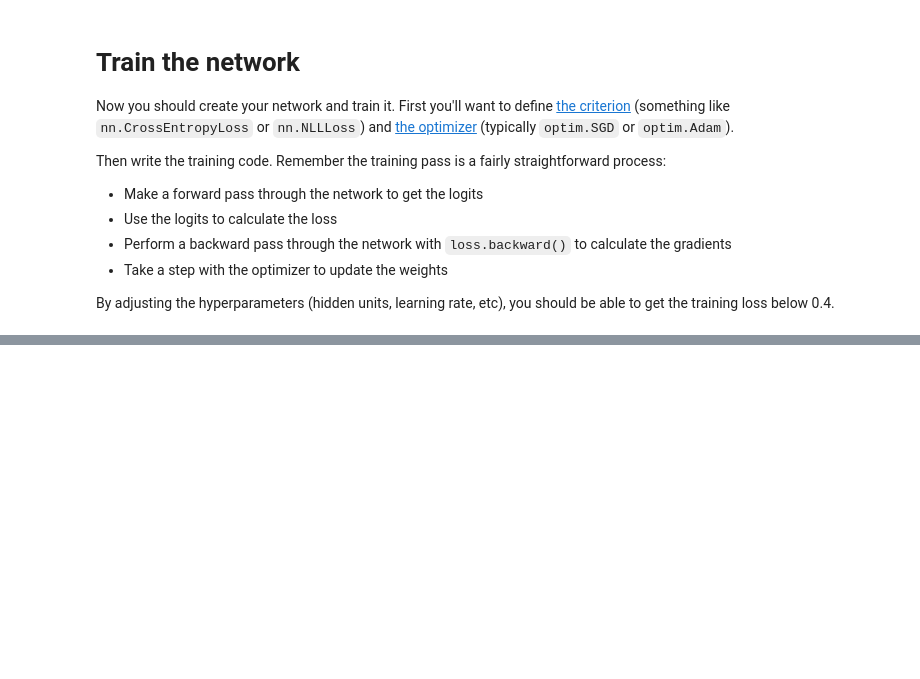
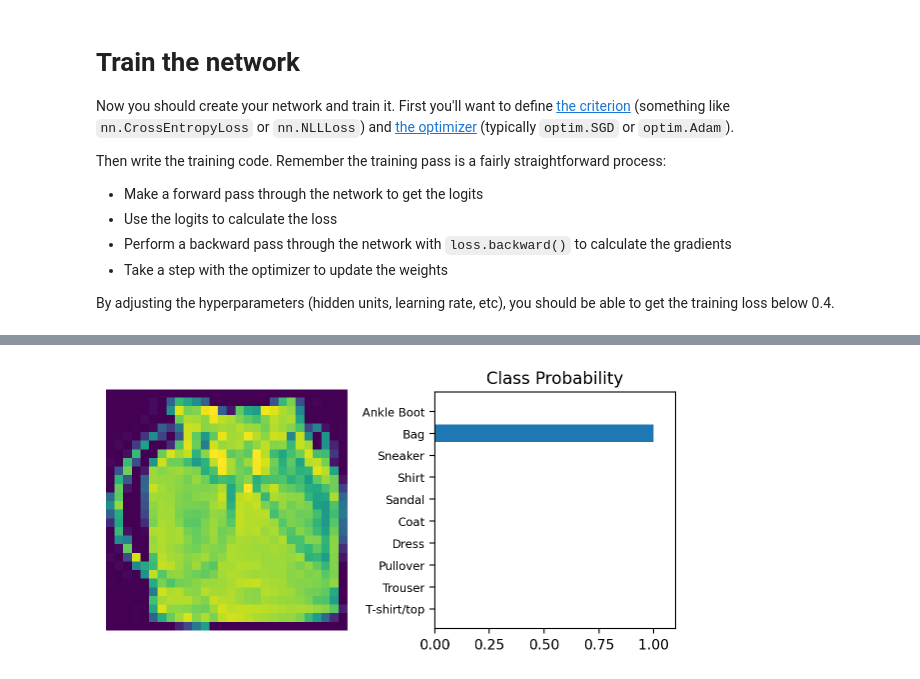
Before and after one commit to Chaklader/flower-image-classifier, a Jupyter notebook: lectures/neural_networks_with_pyTorch/deep-learning-with-pytorch/P_4_Fashion_MNIST.ipynb, the cells around one changed output, grey strips where cells are left out. Cells and saved outputs as stored; diff of their text form; code cells hidden in the pictures; blank space fills up the shorter version.

```diff
--- a/lectures/neural_networks_with_pyTorch/deep-learning-with-pytorch/P_4_Fashion_MNIST.ipynb
+++ b/lectures/neural_networks_with_pyTorch/deep-learning-with-pytorch/P_4_Fashion_MNIST.ipynb
@@ -116,17 +99,0 @@ Training loss: 251.79347000271082
-# %%
-%matplotlib inline
-%config InlineBackend.figure_format = 'retina'
-
-import helper
-
-# Test out your network!
-
-dataiter = iter(testloader)
-images, labels = dataiter.next()
-img = images[1]
-
-# TODO: Calculate the class probabilities (softmax) for img
-ps = torch.exp(model(img))
-
-# Plot the image and probabilities
-helper.view_classify(img, ps, version='Fashion')
@@ -134,0 +100,73 @@ helper.view_classify(img, ps, version='Fashion')
+# %%
+# Make sure 'model' and 'testloader' are defined and loaded from previous cells.
+
+# --- Existing code from your snippet ---
+%matplotlib inline
+%config InlineBackend.figure_format = 'retina'
+
+import matplotlib.pyplot as plt
+import numpy as np
+import torch # Ensure torch is imported
+from torch import nn, optim
+# from torch.autograd import Variable # Variable is deprecated, not needed for this
+
+# --- Assuming testloader is defined ---
+dataiter = iter(testloader)
+images, labels = next(dataiter)
+img = images[1] # img is likely [1, 28, 28] (one channel, 28x28 pixels)
+
+# --- Locally defined view_classify function (as in your snippet) ---
+def view_classify(img, ps, version="MNIST"):
+    ''' Function for viewing an image and it's predicted classes.
+    '''
+    ps = ps.data.numpy().squeeze()
+
+    fig, (ax1, ax2) = plt.subplots(figsize=(6,9), ncols=2)
+    # Use .view() instead of .resize_() for safety if img is used elsewhere
+    ax1.imshow(img.view(1, 28, 28).numpy().squeeze())
+    ax1.axis('off')
+    ax2.barh(np.arange(10), ps)
+    ax2.set_aspect(0.1)
+    ax2.set_yticks(np.arange(10))
+    if version == "MNIST":
+        ax2.set_yticklabels(np.arange(10))
+    elif version == "Fashion":
+        ax2.set_yticklabels(['T-shirt/top',
+                            'Trouser',
+                            'Pullover',
+                            'Dress',
+                            'Coat',
+                            'Sandal',
+                            'Shirt',
+                            'Sneaker',
+                            'Bag',
+                            'Ankle Boot'], size='small');
+    ax2.set_title('Class Probability')
+    ax2.set_xlim(0, 1.1)
+
+    plt.tight_layout()
+# --- End of view_classify function ---
+
+# --- Corrected part for model prediction ---
+# Ensure your model is in evaluation mode
+if 'model' in locals() and isinstance(model, nn.Module): # Check if model exists
+    model.eval()
+
+    # Prepare the image for the model (flatten it)
+    # img is [1, 28, 28], model likely expects [batch_size, features] i.e. [1, 784]
+    img_for_model = img.view(1, -1)
+
+    # Calculate the class probabilities (softmax) for img
+    with torch.no_grad(): # Turn off gradients for inference
+        logps = model(img_for_model)
+
+    ps = torch.exp(logps)
+
+    # Plot the image and probabilities
+    # Pass the original 'img' ([1, 28, 28]) to view_classify for display
+    view_classify(img, ps, version='Fashion')
+    plt.show() # Explicitly show plot, though %matplotlib inline should handle it
+else:
+    print("Model not defined. Please define and train your model in a previous cell.")
+# %% [output]
+[figure, added]
```
Also changed, not shown: parts of 5 cells of this notebook.
